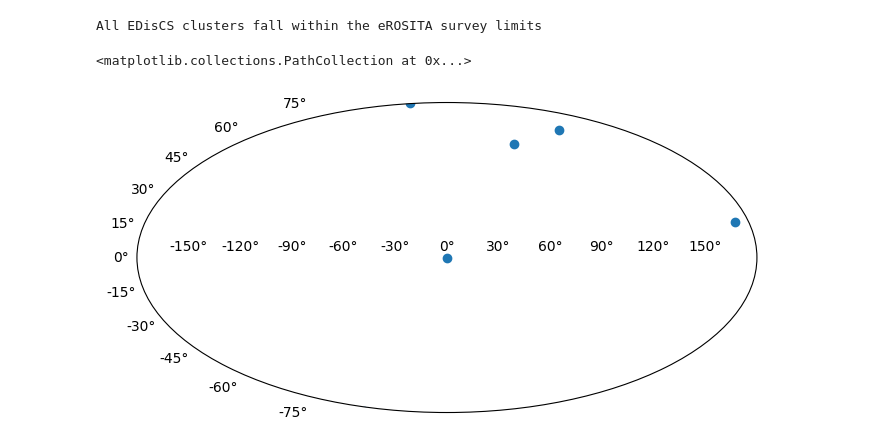
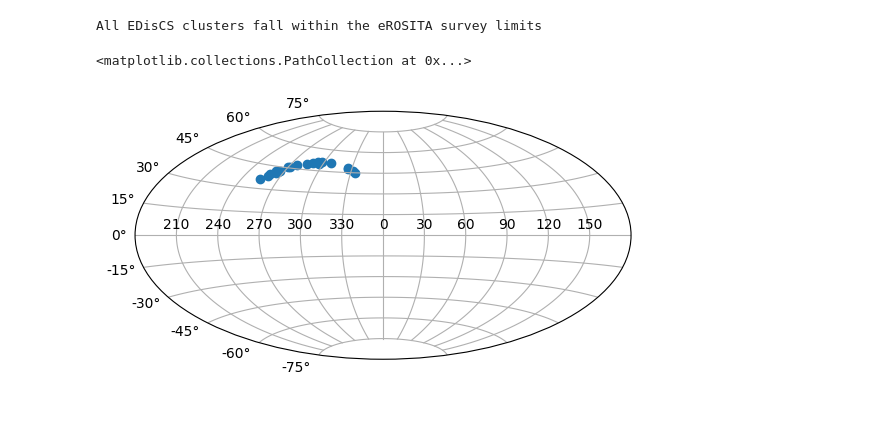
Before and after one commit to juliawmv/eROSITA-EDisCS, a Jupyter notebook: eROSITA EDisCS.ipynb, the cells around one changed output. Drawn from its saved outputs; the diff is of its cells as text; code cells hidden in the pictures; blank space fills up the shorter version.

```diff
--- a/eROSITA EDisCS.ipynb
+++ b/eROSITA EDisCS.ipynb
@@ -149,12 +149,14 @@ if len(gal_coords_l) == len(in_erosita):
     print('All EDisCS clusters fall within the eROSITA survey limits')
 # %% [output]
 All EDisCS clusters fall within the eROSITA survey limits
-# %%
-# early attempt of trying to figure out how to plot the coordinates deemed matches
-
-fig = plt.figure(figsize=(8,6))
-ax = fig.add_subplot(111, projection="mollweide")
-ax.scatter(ra, dec)
-# %% [output]
-<matplotlib.collections.PathCollection at 0x...>
-[figure, removed]
+# %%
+# initial plot with galactic coordiantes on a sky projection
+
+ax = plt.subplot(111, projection='aitoff')
+tick_labels = np.array([210,240,270,300,330,0,30,60,90,120,150])
+ax.set_xticklabels(tick_labels)
+ax.grid(True)
+plt.scatter(gal_coords.l.wrap_at('180d').radian, gal_coords.b.radian)
+# %% [output]
+<matplotlib.collections.PathCollection at 0x...>
+[figure, added]
```
Also changed, not shown: parts of 5 cells of this notebook.
